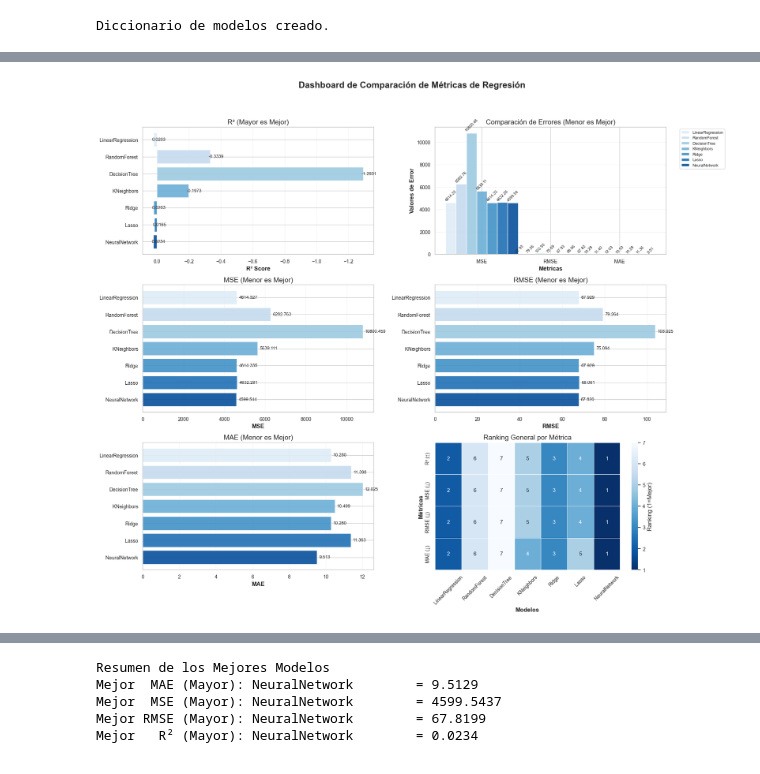
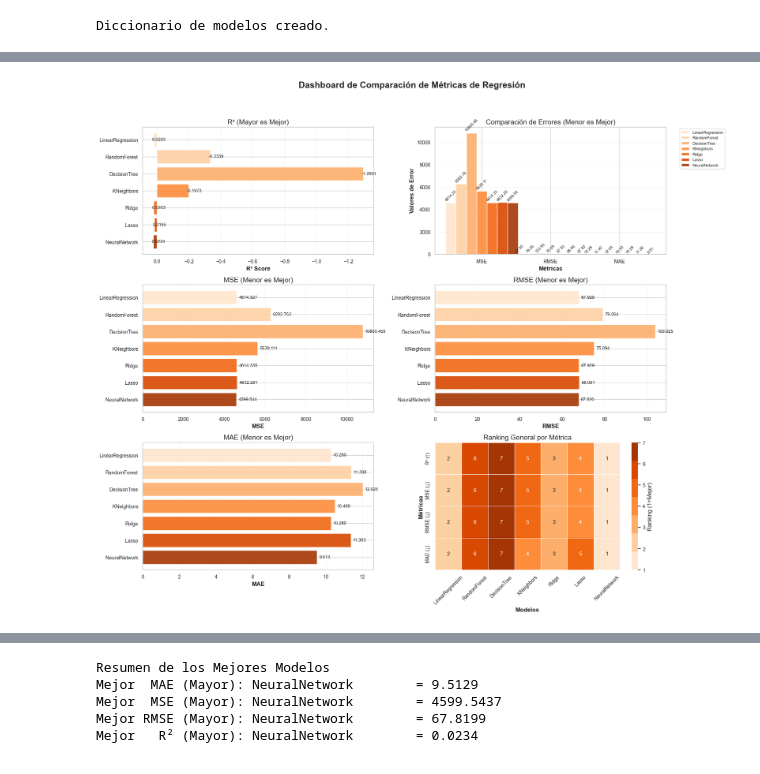
Before and after one commit to secarvallo/MLY0100, a Jupyter notebook: ML-N02/crisp-dm/04_modeling.ipynb, the cells around one changed output, grey strips where cells are left out. Cells and saved outputs as stored; diff of their text form; code cells hidden in the pictures.

```diff
--- a/ML-N02/crisp-dm/04_modeling.ipynb
+++ b/ML-N02/crisp-dm/04_modeling.ipynb
@@ -554,7 +1037,7 @@ fig.suptitle('Dashboard de Comparación de Métricas de Regresión', fontsize=18
 
 # Preparar datos comunes
 models_names = list(test_metrics_results.keys())
-colors = sns.color_palette("Blues", len(models_names))
+colors = sns.color_palette("Oranges", len(models_names))  # Usar colores diferentes para trip
 
 # --- Gráfico 1 (NUEVO): R² Score (Independiente) ---
 ax1 = axes[0, 0] # Posición superior izquierda
@@ -632,32 +1115,32 @@ for bar, val in zip(bars5, mae_scores):
              ha='left', va='center', fontsize=9)
 ax5.invert_yaxis() # Para alinear nombres
 
 # --- Gráfico 6: Ranking Heatmap (Independiente) ---
 ax6 = axes[2, 1] # Posición inferior derecha
 comparison_df = pd.DataFrame(test_metrics_results).T
 # Usar todas las métricas originales para el ranking
 metrics_all = ['R²', 'MSE', 'RMSE', 'MAE']
 ranking_matrix = []
 for metric in metrics_all:
     # Rankear R² descendente, errores ascendente
     ranked = comparison_df[metric].rank(ascending=(metric != 'R²'))
     ranking_matrix.append(ranked.values)
 
 # Crear DataFrame del ranking
 ranking_df = pd.DataFrame(ranking_matrix,
                           index=[f'{m} {"(↑)" if m=="R²" else "(↓)"}' for m in metrics_all],
                           columns=models_names)
 
-sns.heatmap(ranking_df, annot=True, fmt='.0f', cmap='Blues_r', ax=ax6, # Usar Blues_r para que 1 sea oscuro
+sns.heatmap(ranking_df, annot=True, fmt='.0f', cmap=colors, ax=ax6, # Usar Blues_r para que 1 sea oscuro
             cbar_kws={'label': 'Ranking (1=Mejor)'}, linewidths=.5)
 ax6.set_title('Ranking General por Métrica')
 ax6.set_xlabel('Modelos', fontweight='bold')
 ax6.set_ylabel('Métricas', fontweight='bold')
 # Rotar etiquetas X para evitar solapamiento
 ax6.tick_params(axis='x', rotation=45)
 
 # --- Ajuste Final ---
 plt.tight_layout(rect=[0, 0.03, 1, 0.95]) # Ajustar rect para dejar espacio al supertítulo
 plt.show()
 # %% [output]
-[figure, old version]
+[figure, new version]
```
Also changed, not shown: parts of 41 cells of this notebook.
